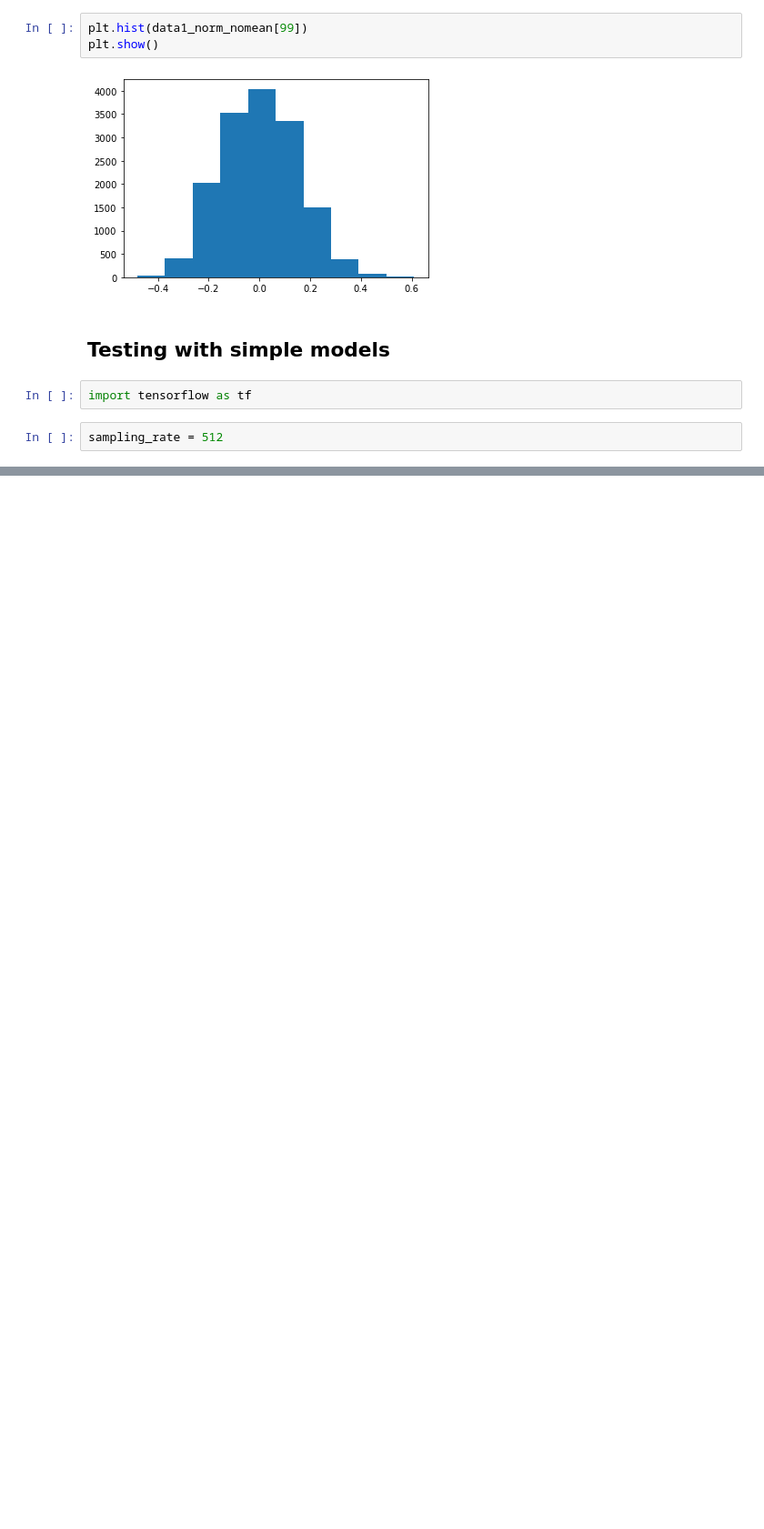
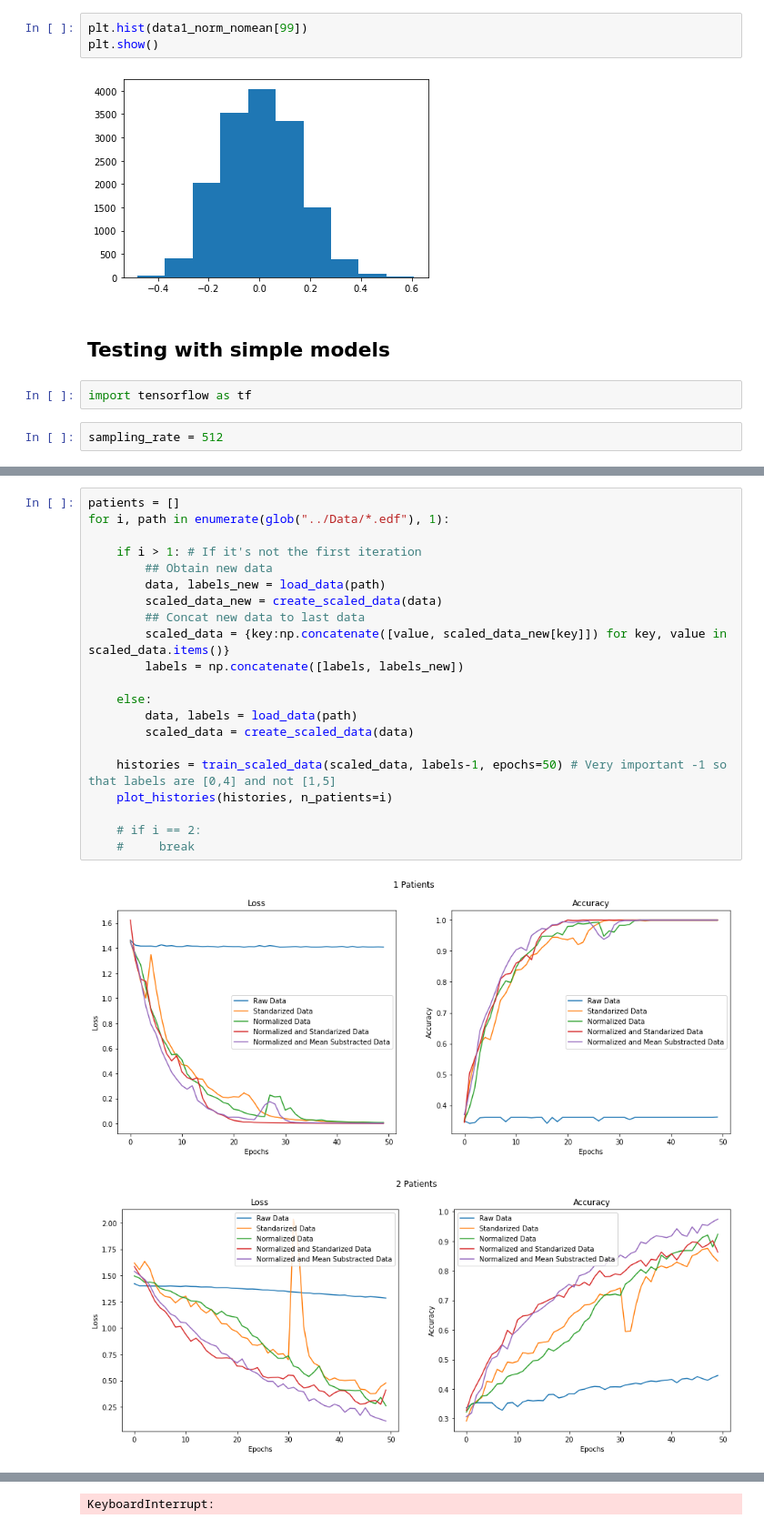
Before and after one commit to Jorgvt/SSD_IA3, a Jupyter notebook: Notebooks/debug_together.ipynb, the cells around one changed output, grey strips where cells are left out. Shown at 91% size. Cells and saved outputs as stored; diff of their text form; blank space fills up the shorter version.

```diff
--- a/Notebooks/debug_together.ipynb
+++ b/Notebooks/debug_together.ipynb
@@ -178,0 +389,24 @@ model.summary()
+# %%
+patients = []
+for i, path in enumerate(glob("../Data/*.edf"), 1):
+
+    if i > 1: # If it's not the first iteration
+        ## Obtain new data
+        data, labels_new = load_data(path)
+        scaled_data_new = create_scaled_data(data)
+        ## Concat new data to last data
+        scaled_data = {key:np.concatenate([value, scaled_data_new[key]]) for key, value in scaled_data.items()}
+        labels = np.concatenate([labels, labels_new])
+
+    else:
+        data, labels = load_data(path)
+        scaled_data = create_scaled_data(data)
+
+    histories = train_scaled_data(scaled_data, labels-1, epochs=50) # Very important -1 so that labels are [0,4] and not [1,5]
+    plot_histories(histories, n_patients=i)
+
+    # if i == 2:
+    #     break
+# %% [output]
+[figure, added]
+[figure, added]
@@ -178,0 +415 @@ model.summary()
+KeyboardInterrupt:
```
Also changed, not shown: parts of 29 cells of this notebook.
